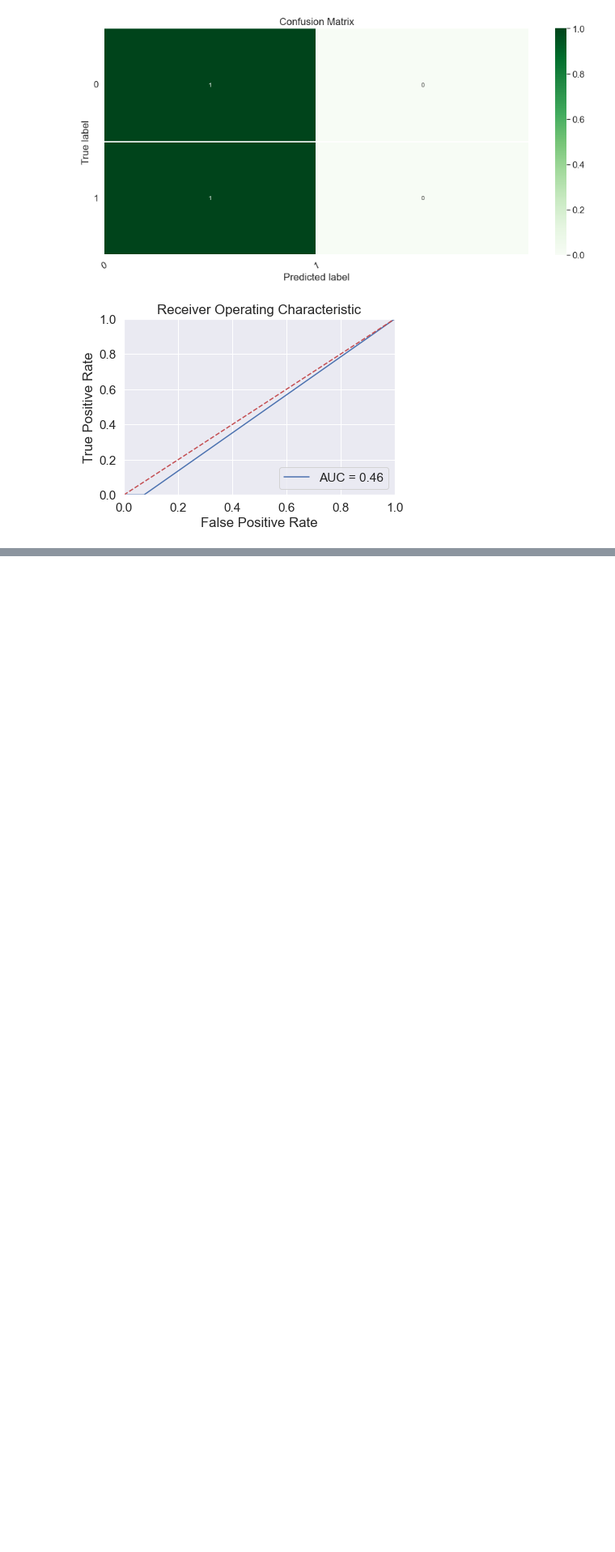
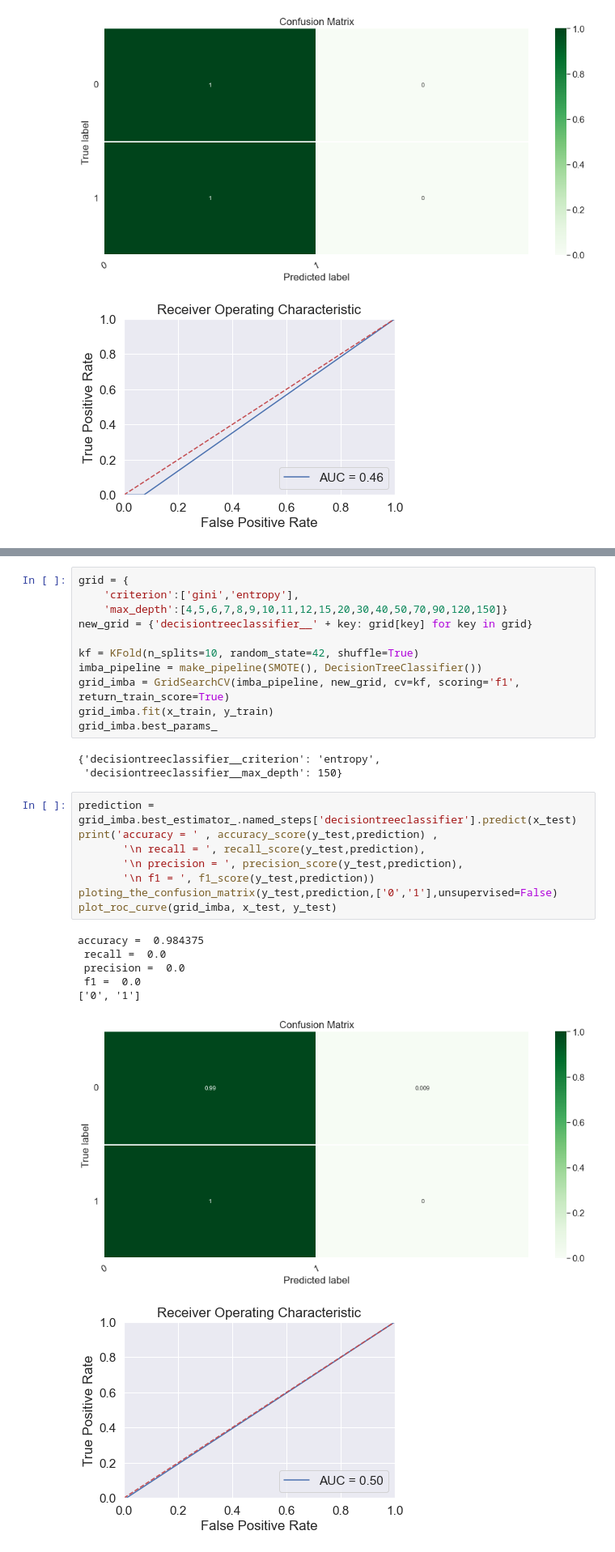
Before and after one commit to amir-naderii/ML_course, a Jupyter notebook: Assignment1/HW1.ipynb, the cells around one changed output, grey strips where cells are left out. Shown at 81% size. Saved outputs shown, nothing was run; the diff lists cells and outputs as text; blank space fills up the shorter version.

```diff
--- a/Assignment1/HW1.ipynb
+++ b/Assignment1/HW1.ipynb
@@ -397,0 +452,30 @@ grid_imba.best_params_
+# %%
+grid = {
+    'criterion':['gini','entropy'],
+    'max_depth':[4,5,6,7,8,9,10,11,12,15,20,30,40,50,70,90,120,150]}
+new_grid = {'decisiontreeclassifier__' + key: grid[key] for key in grid}
+
+kf = KFold(n_splits=10, random_state=42, shuffle=True)
+imba_pipeline = make_pipeline(SMOTE(), DecisionTreeClassifier())
+grid_imba = GridSearchCV(imba_pipeline, new_grid, cv=kf, scoring='f1', return_train_score=True)
+grid_imba.fit(x_train, y_train)
+grid_imba.best_params_
+# %% [output]
+{'decisiontreeclassifier__criterion': 'entropy',
+ 'decisiontreeclassifier__max_depth': 150}
+# %%
+prediction = grid_imba.best_estimator_.named_steps['decisiontreeclassifier'].predict(x_test)
+print('accuracy = ' , accuracy_score(y_test,prediction) ,
+       '\n recall = ', recall_score(y_test,prediction),
+       '\n precision = ', precision_score(y_test,prediction),
+       '\n f1 = ', f1_score(y_test,prediction))
+ploting_the_confusion_matrix(y_test,prediction,['0','1'],unsupervised=False)
+plot_roc_curve(grid_imba, x_test, y_test)
+# %% [output]
+accuracy =  0.984375
+ recall =  0.0
+ precision =  0.0
+ f1 =  0.0
+['0', '1']
+[figure, added]
+[figure, added]
```
Also changed, not shown: parts of 24 cells of this notebook.
